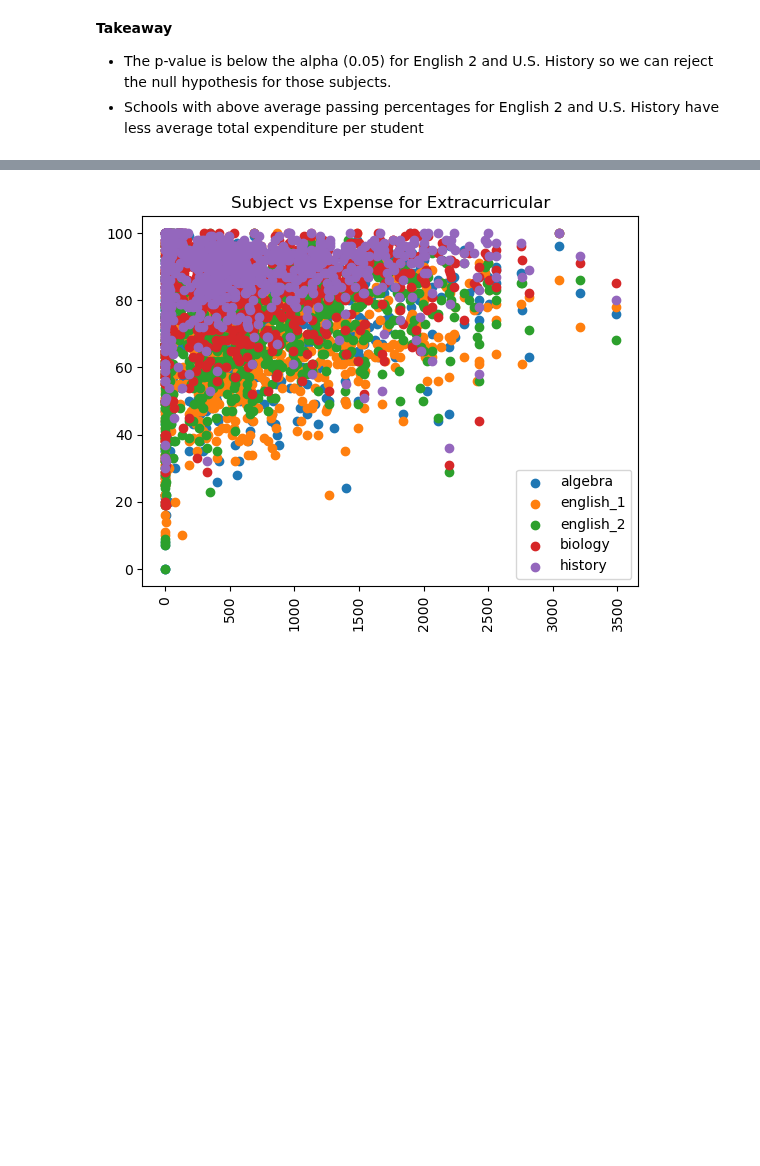
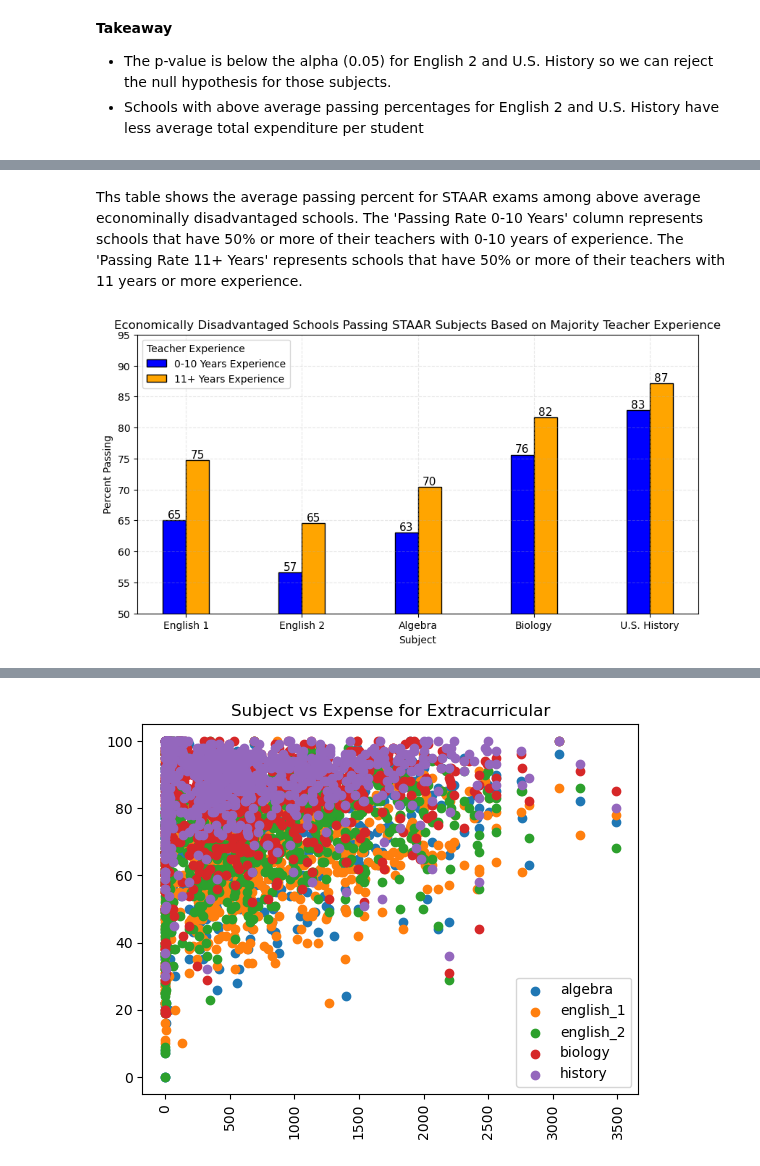
Before and after one commit to college-readiness-preds/capstone_readiness, a Jupyter notebook: final_notebook.ipynb, the cells around one changed output, grey strips where cells are left out. Cells and saved outputs as stored; diff of their text form; code cells hidden in the pictures; blank space fills up the shorter version.

```diff
--- a/final_notebook.ipynb
+++ b/final_notebook.ipynb
@@ -183,0 +204,6 @@ ex.viz_econdis_total_expend(train)
+# %% [markdown]
+Ths table shows the average passing percent for STAAR exams among above average econominally disadvantaged schools. The 'Passing Rate 0-10 Years' column represents schools that have 50% or more of their teachers with 0-10 years of experience. The 'Passing Rate 11+ Years' represents schools that have 50% or more of their teachers with 11 years or more experience.
+# %%
+ex.eco_ex_plot(df)
+# %% [output]
+[figure, added]
```
Also changed, not shown: parts of 9 cells of this notebook, 1 other file.
